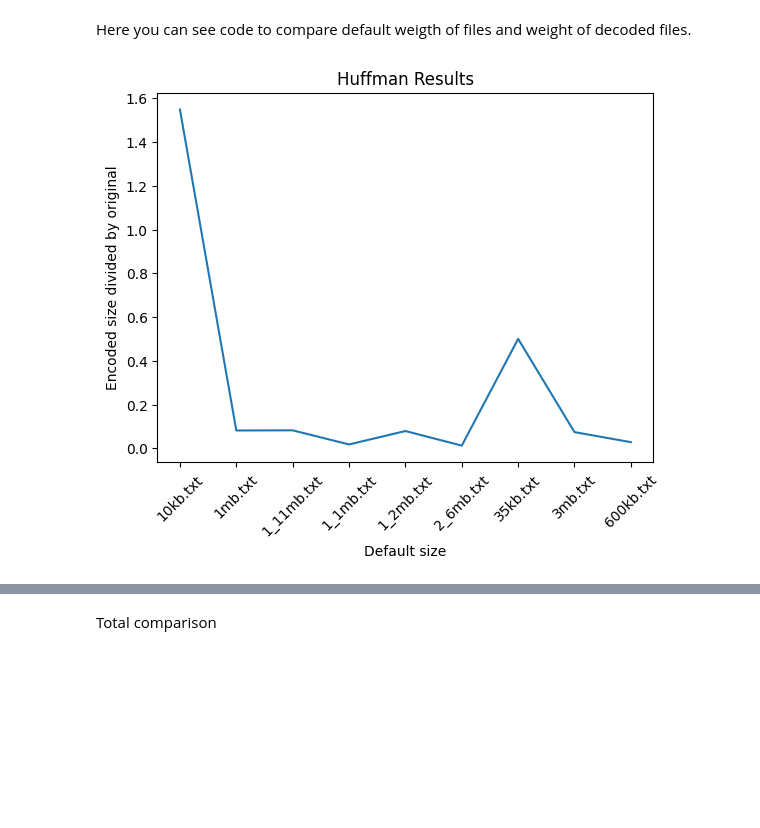
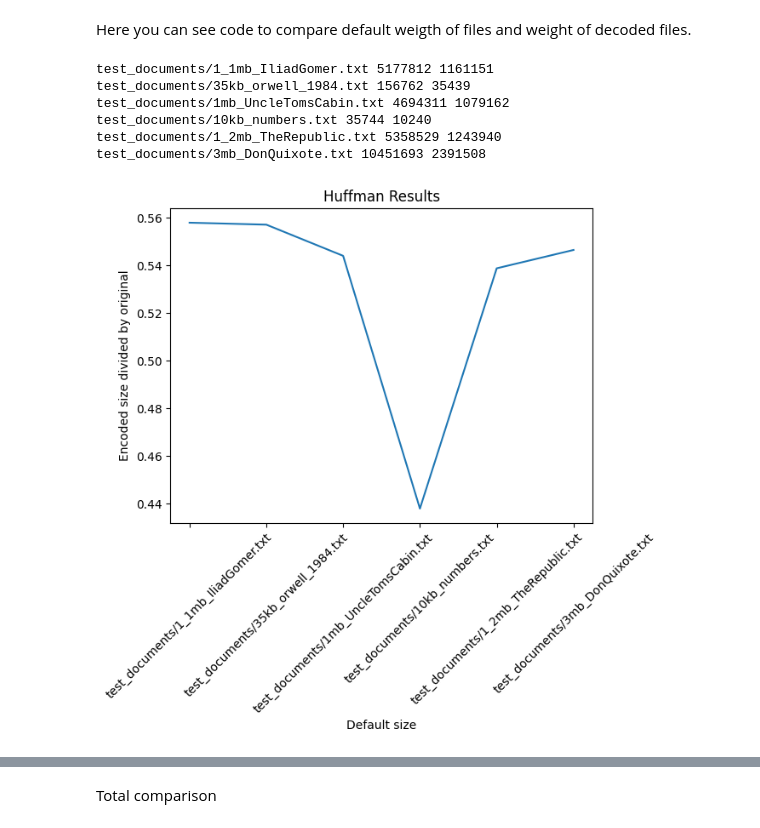
Before and after one commit to BohdanPavliuk/Algorithms_zip, a Jupyter notebook: invastigation.ipynb, the cells around one changed output, grey strips where cells are left out. Saved outputs shown, nothing was run; the diff lists cells and outputs as text; code cells hidden in the pictures; blank space fills up the shorter version.

Commit message:
update plots

```diff
--- a/invastigation.ipynb
+++ b/invastigation.ipynb
@@ -238,11 +238,15 @@ class Deflate(LZ77, Huffman_code):
 
 
     def deflate_encode(self, data):
+        self.stats = []
+        self.codes = {}
         test = self.compress(data)
         to_analyse = []
 
-        for i in test:
-            to_analyse += list(i)
+        for off, lenth, next in test:
+            to_analyse.append(off)
+            to_analyse.append(lenth)
+            to_analyse.append(next)
 
         return self.calculate_encode(to_analyse)
 
@@ -259,7 +263,7 @@ class Deflate(LZ77, Huffman_code):
 Checking of correct working on novel "ChornaRada"
 Length of buffer for LZ77 and Deflate - 100
 # %%
-with open('test_documents/596kb.txt', encoding='utf-8') as file: #It's txt file of Hunter games
+with open('test_documents/35kb_orwell_1984.txt', encoding='utf-8') as file: #It's txt file of Hunter games
     data = file.read()
 
 lzw = Lzw()
@@ -318,13 +310,13 @@ os.listdir('test_files')
 # %%
 buffers_length = [1, 5, 20, 50, 75, 100, 200, 300, 400,  500, 600, 700, 800, 900, 1000]
 own_times = []
-with open('ChornaRada.txt', encoding='utf-8') as file:
+with open('test_documents/35kb_orwell_1984.txt', encoding='utf-8') as file:
   data = file.read()
 for buf_length in buffers_length:
   own_time = comparison_lz77(buf_length, data)
   own_times.append(own_time)
 
-plt.plot(buffers_length, own_times, label ='runtime of lz77. Test document - Chorna Rada')
+plt.plot(buffers_length, own_times, label ='runtime of lz77. Test document - 1mb_UncleTomsCabi')
 plt.xlabel('buffer length')
 plt.ylabel('avarage code runtime')
 plt.title("Comparison runtime of defferent buffer length")
@@ -487,7 +468,7 @@ times_deflate = []
 for data in datas:
     if '.txt' not in data:
         continue
-    with open(data, encoding='utf-8') as file:
+    with open(data, encoding='utf-8', errors='ignore') as file:
         data = file.read()
     time_lz77, time_lzw, time_huffman, time_deflate = Encode_algo(data)
     times_lz77.append(time_lz77)
@@ -511,36 +492,36 @@ plt.legend()
 # %% [markdown]
 Here you can see code to compare default weigth of files and weight of decoded files.
 # %%
-file_names=['10kb.txt',
-            '1mb.txt',
-            '1_11mb.txt',
-            '1_1mb.txt',
-            '1_2mb.txt',
-            '2_6mb.txt',
-            '35kb.txt',
-            '3mb.txt',
-            '600kb.txt']
+datas = os.listdir('test_documents')
+file_names = [os.path.join('test_documents', data) for data in datas if '.txt' in data]
 
 delta_sizes_huffman = list()
 for name in file_names:
-    with open('test_files\\' + name, encoding='utf-8', errors='ignore') as file:
+    with open(name, encoding='utf-8', errors='ignore') as file:
         data = file.read()
 
     huffman = Huffman_code()
     compressed_huffman = huffman.calculate_encode(data)[0]
-    weight_encoded = len(compressed_huffman)/64 + sum([len(element) for element in huffman.get_leaves(huffman.root).keys()]) + sum([len(element) for element in huffman.get_leaves(huffman.root).values()])
+    print(name, len(compressed_huffman), os.path.getsize(name))
+    weight_encoded = len(compressed_huffman)/8 + sum([len(element)/8 for element in huffman.get_leaves(huffman.root, []).keys()]) + sum([1 for element in huffman.get_leaves(huffman.root, []).values()])
 
 
-    delta_sizes_huffman.append(weight_encoded/(os.path.getsize('test_files\\' + name)))
+    delta_sizes_huffman.append(weight_encoded/(os.path.getsize(name)))
 
 plt.plot(file_names, delta_sizes_huffman)
 plt.xlabel('Default size')
 plt.ylabel('Encoded size divided by original')
 plt.title('Huffman Results')
 plt.xticks(rotation=45)
 
 # Displaying the plot
 plt.show()
 # %% [output]
+test_documents/1_1mb_IliadGomer.txt 5177812 1161151
+test_documents/35kb_orwell_1984.txt 156762 35439
+test_documents/1mb_UncleTomsCabin.txt 4694311 1079162
+test_documents/10kb_numbers.txt 35744 10240
+test_documents/1_2mb_TheRepublic.txt 5358529 1243940
+test_documents/3mb_DonQuixote.txt 10451693 2391508
-[figure, old version]
+[figure, new version]
 # %%
```
Also changed, not shown: parts of 10 cells of this notebook, 6 other files.
